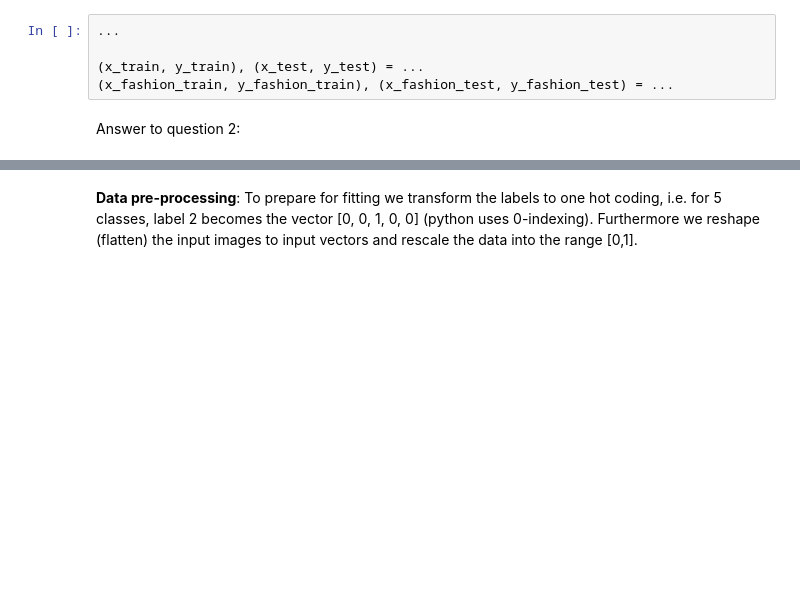
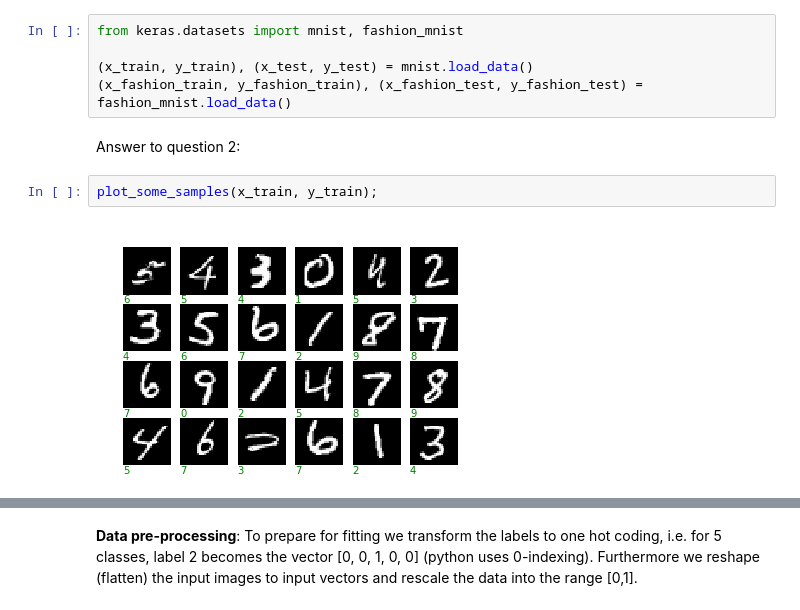
Before and after one commit to serifsonerserbest/ANN, a Jupyter notebook: miniproject1.ipynb, the cells around one changed output, grey strips where cells are left out. Drawn from its saved outputs; the diff is of its cells as text; blank space fills up the shorter version.

```diff
--- a/miniproject1.ipynb
+++ b/miniproject1.ipynb
@@ -144,9 +142,13 @@ The low resolution (and grayscale) of the images certainly misses some informati
 # %% [markdown]
 ### Solution
 # %%
-...
+from keras.datasets import mnist, fashion_mnist
 
-(x_train, y_train), (x_test, y_test) = ...
-(x_fashion_train, y_fashion_train), (x_fashion_test, y_fashion_test) = ...
+(x_train, y_train), (x_test, y_test) = mnist.load_data()
+(x_fashion_train, y_fashion_train), (x_fashion_test, y_fashion_test) = fashion_mnist.load_data()
 # %% [markdown]
 Answer to question 2:
+# %%
+plot_some_samples(x_train, y_train);
+# %% [output]
+[figure, added]
```
Also changed, not shown: parts of 5 cells of this notebook.
